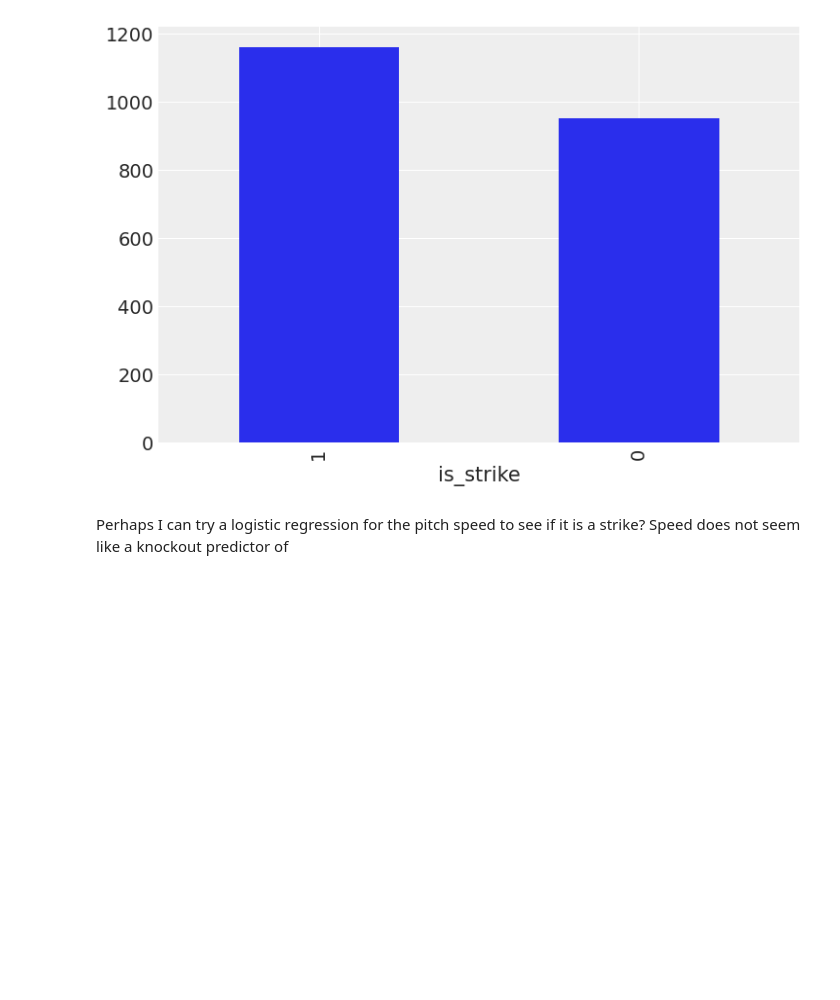
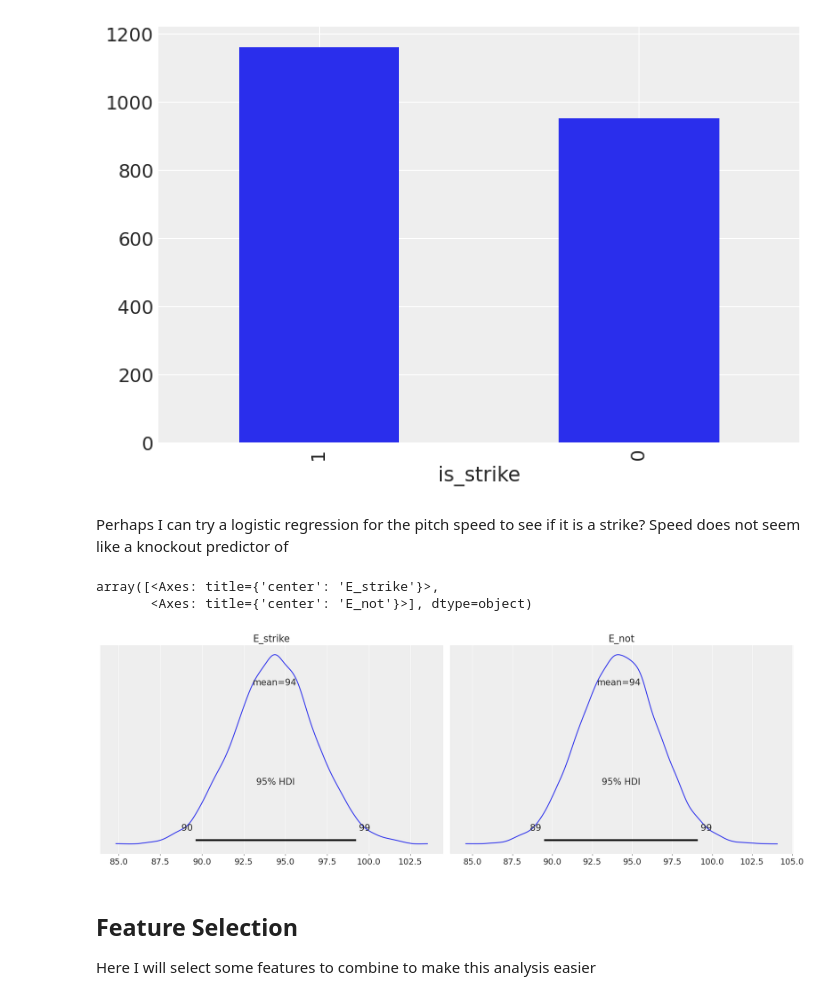
Before and after one commit to OffBayes/Strikeout-Prediction---2024, a Jupyter notebook: Strikeout-EDA.ipynb, the cells around one changed output. Saved outputs shown, nothing was run; the diff lists cells and outputs as text; code cells hidden in the pictures; blank space fills up the shorter version.

```diff
--- a/Strikeout-EDA.ipynb
+++ b/Strikeout-EDA.ipynb
@@ -335,3 +362,12 @@ plt.show()
 [figure]
 # %% [markdown]
 Perhaps I can try a logistic regression for the pitch speed to see if it is a strike? Speed does not seem like a knockout predictor of
+# %%
+az.plot_posterior(trace, var_names=["E_strike","E_not"], hdi_prob=0.95)
+# %% [output]
+array([<Axes: title={'center': 'E_strike'}>,
+       <Axes: title={'center': 'E_not'}>], dtype=object)
+[figure, added]
+# %% [markdown]
+## Feature Selection
+Here I will select some features to combine to make this analysis easier
```
Also changed, not shown: parts of 11 cells of this notebook.
